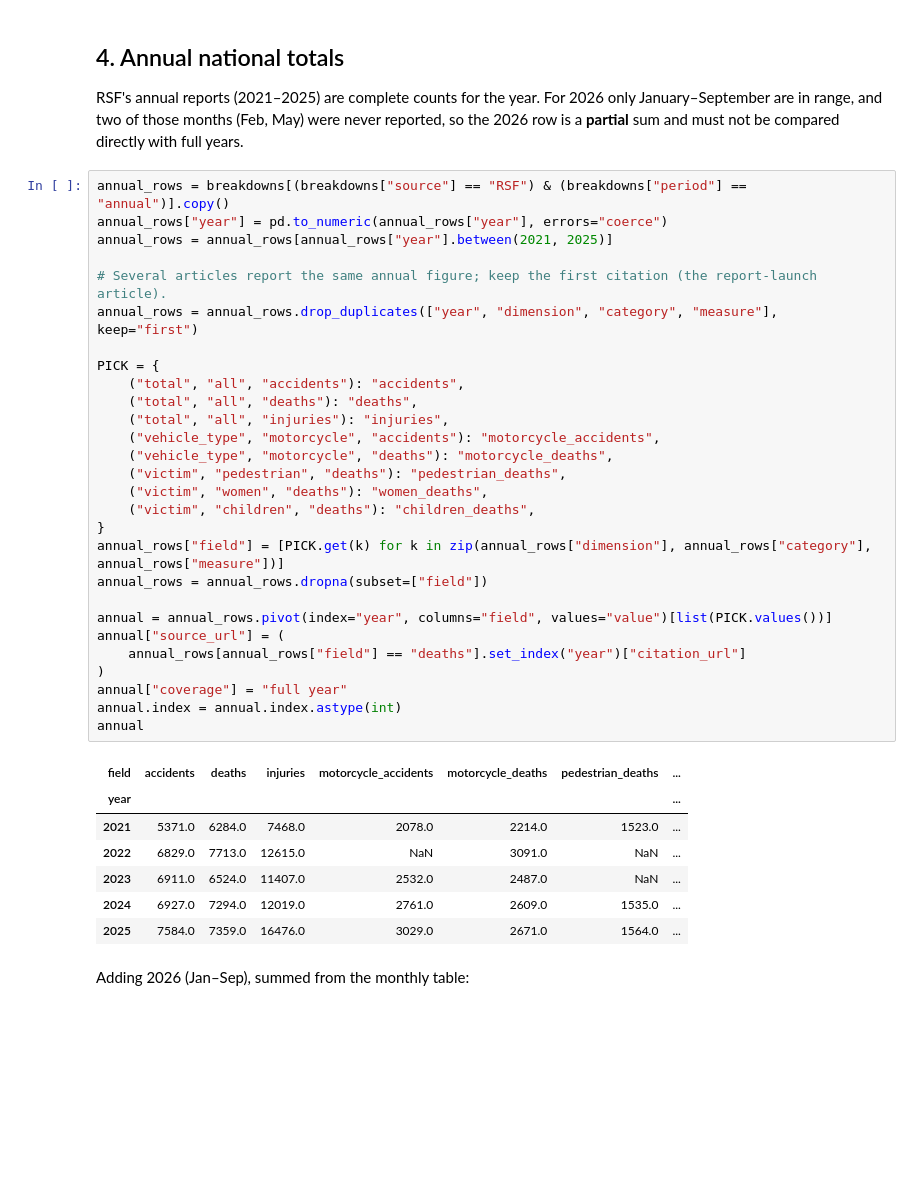
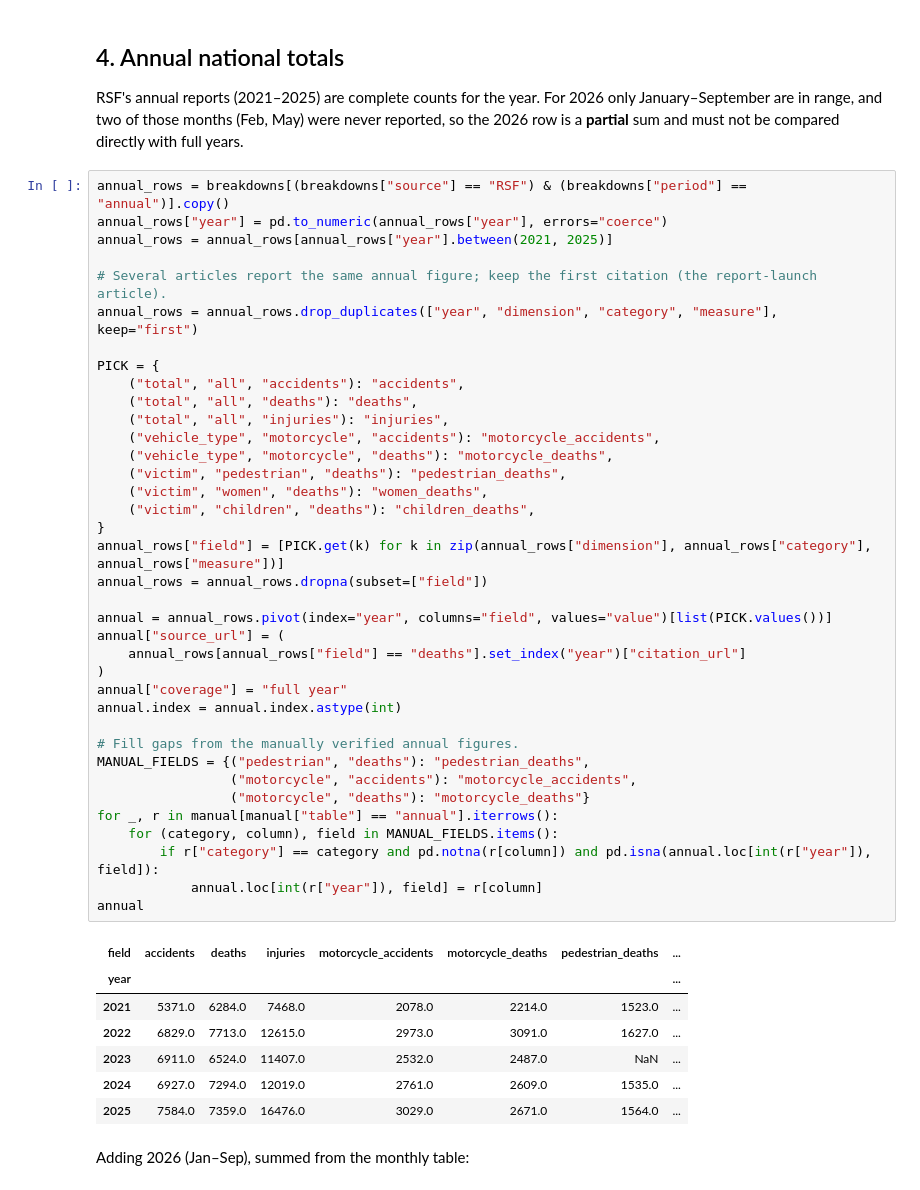
Before and after one commit to MehrazRumman/BD-Road-Accident, a Jupyter notebook: notebooks/01_data_cleaning.ipynb, the cells around one changed output. Drawn from its saved outputs; the diff is of its cells as text; blank space fills up the shorter version.

Commit message:
Clean BRTA data and fill 2022 annual gaps in cleaning notebook

```diff
--- a/notebooks/01_data_cleaning.ipynb
+++ b/notebooks/01_data_cleaning.ipynb
@@ -231,34 +238,43 @@ annual_rows = breakdowns[(breakdowns["source"] == "RSF") & (breakdowns["period"]
 annual_rows["year"] = pd.to_numeric(annual_rows["year"], errors="coerce")
 annual_rows = annual_rows[annual_rows["year"].between(2021, 2025)]
 
 # Several articles report the same annual figure; keep the first citation (the report-launch article).
 annual_rows = annual_rows.drop_duplicates(["year", "dimension", "category", "measure"], keep="first")
 
 PICK = {
     ("total", "all", "accidents"): "accidents",
     ("total", "all", "deaths"): "deaths",
     ("total", "all", "injuries"): "injuries",
     ("vehicle_type", "motorcycle", "accidents"): "motorcycle_accidents",
     ("vehicle_type", "motorcycle", "deaths"): "motorcycle_deaths",
     ("victim", "pedestrian", "deaths"): "pedestrian_deaths",
     ("victim", "women", "deaths"): "women_deaths",
     ("victim", "children", "deaths"): "children_deaths",
 }
 annual_rows["field"] = [PICK.get(k) for k in zip(annual_rows["dimension"], annual_rows["category"], annual_rows["measure"])]
 annual_rows = annual_rows.dropna(subset=["field"])
 
 annual = annual_rows.pivot(index="year", columns="field", values="value")[list(PICK.values())]
 annual["source_url"] = (
     annual_rows[annual_rows["field"] == "deaths"].set_index("year")["citation_url"]
 )
 annual["coverage"] = "full year"
 annual.index = annual.index.astype(int)
+
+# Fill gaps from the manually verified annual figures.
+MANUAL_FIELDS = {("pedestrian", "deaths"): "pedestrian_deaths",
+                 ("motorcycle", "accidents"): "motorcycle_accidents",
+                 ("motorcycle", "deaths"): "motorcycle_deaths"}
+for _, r in manual[manual["table"] == "annual"].iterrows():
+    for (category, column), field in MANUAL_FIELDS.items():
+        if r["category"] == category and pd.notna(r[column]) and pd.isna(annual.loc[int(r["year"]), field]):
+            annual.loc[int(r["year"]), field] = r[column]
 annual
 # %% [output]
 | field | accidents | deaths | injuries | motorcycle_accidents | motorcycle_deaths | pedestrian_deaths | ... |
 | year |  |  |  |  |  |  | ... |
 | 2021 | 5371.0 | 6284.0 | 7468.0 | 2078.0 | 2214.0 | 1523.0 | ... |
-| 2022 | 6829.0 | 7713.0 | 12615.0 | NaN | 3091.0 | NaN | ... |
+| 2022 | 6829.0 | 7713.0 | 12615.0 | 2973.0 | 3091.0 | 1627.0 | ... |
 | 2023 | 6911.0 | 6524.0 | 11407.0 | 2532.0 | 2487.0 | NaN | ... |
 | 2024 | 6927.0 | 7294.0 | 12019.0 | 2761.0 | 2609.0 | 1535.0 | ... |
 | 2025 | 7584.0 | 7359.0 | 16476.0 | 3029.0 | 2671.0 | 1564.0 | ... |
```
Also changed, not shown: parts of 17 cells of this notebook.
